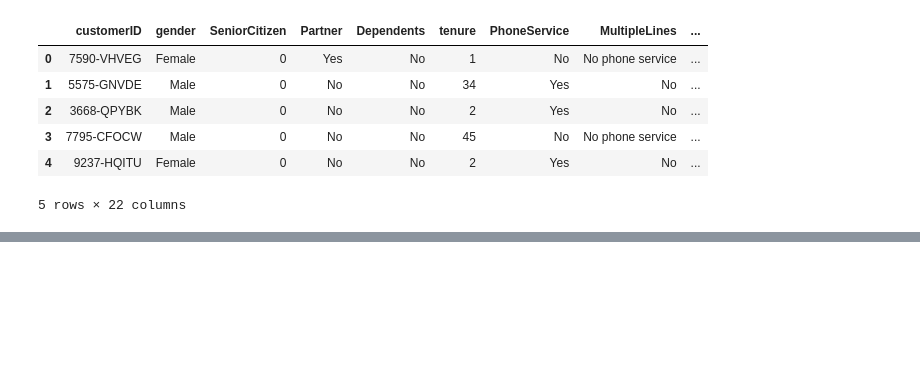
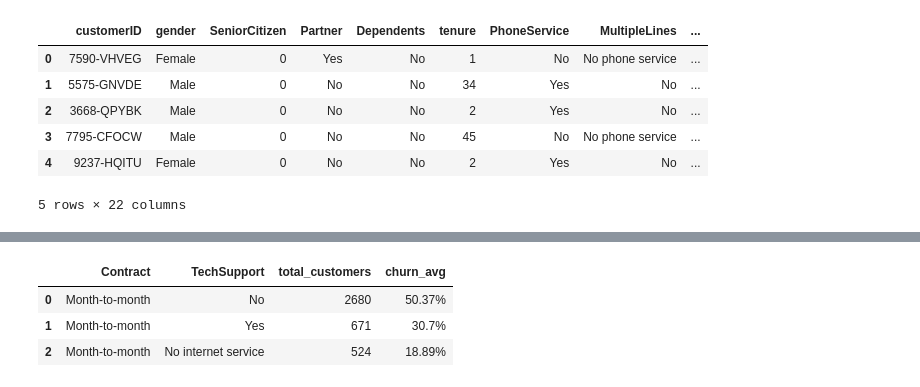
Before and after one commit to DoubleC8/telco-customer-churn-analysis, a Jupyter notebook: notebook.ipynb, the cells around one changed output, grey strips where cells are left out. Cells and saved outputs as stored; diff of their text form; code cells hidden in the pictures; blank space fills up the shorter version.

```diff
--- a/notebook.ipynb
+++ b/notebook.ipynb
@@ -127,0 +204,25 @@ df_copy.to_csv('cleaned_telco_customer_churn.csv', index=False)
+# %%
+# writting a query to look at the highest-risk group (Month-to-Month users)
+# and see if having TechSupport makes them stay longer.
+query = """
+SELECT
+    Contract,
+    TechSupport,
+    COUNT(*) AS total_customers,
+    (ROUND(AVG(Churn) * 100, 2) || '%') AS churn_avg
+FROM
+    customers
+WHERE
+    Contract = 'Month-to-month'
+GROUP BY
+    TechSupport
+ORDER BY
+    AVG(Churn) DESC
+"""
+
+pd.read_sql(query, conn)
+# %% [output]
+|  | Contract | TechSupport | total_customers | churn_avg |
+| 0 | Month-to-month | No | 2680 | 50.37% |
+| 1 | Month-to-month | Yes | 671 | 30.7% |
+| 2 | Month-to-month | No internet service | 524 | 18.89% |
```
Also changed, not shown: parts of 6 cells of this notebook, 1 other file.
